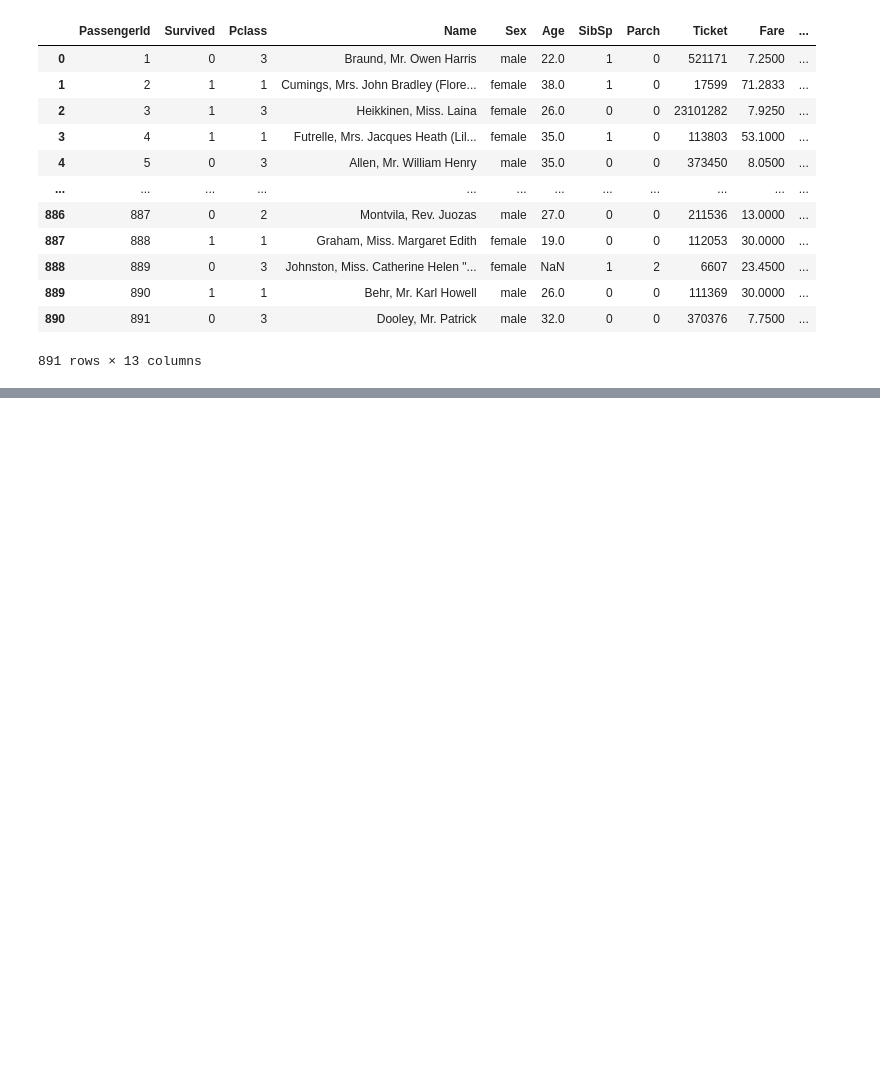
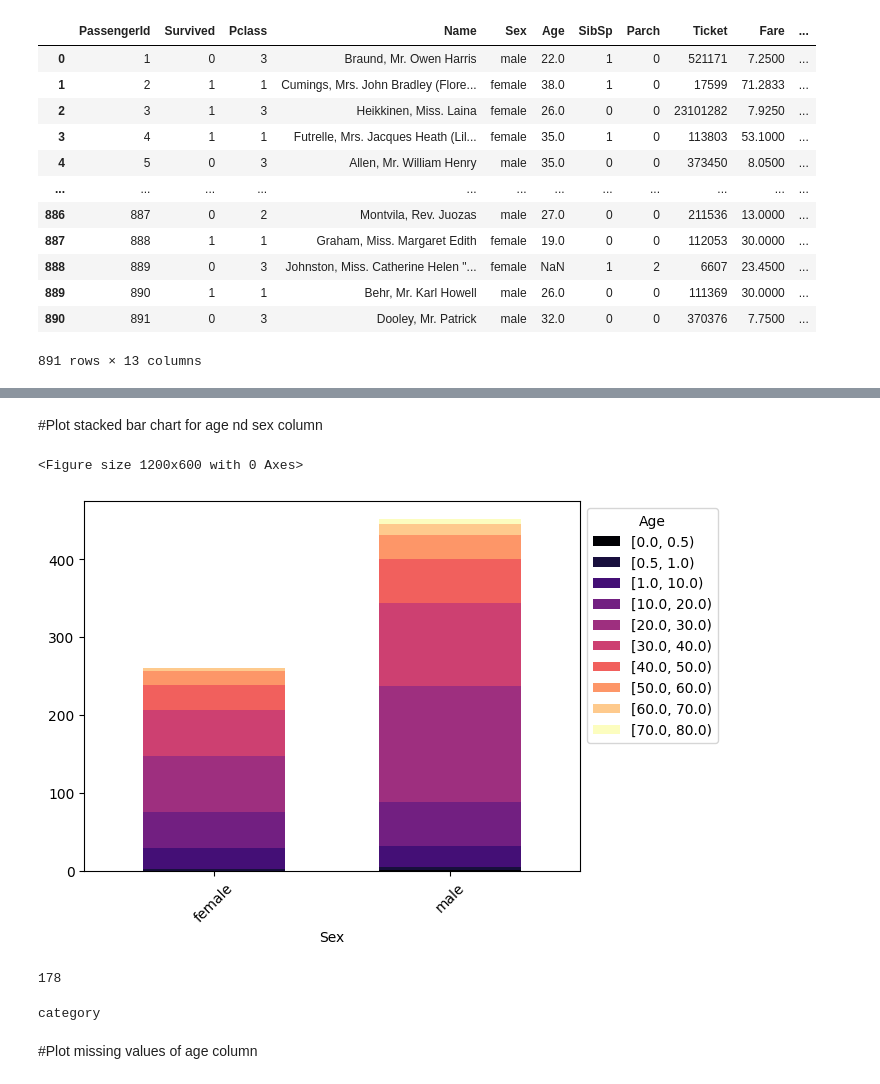
Before and after one commit to Hetvi-624/AI-ML-Internship, a Jupyter notebook: Untitled0.ipynb, the cells around one changed output, grey strips where cells are left out. Cells and saved outputs as stored; diff of their text form; code cells hidden in the pictures; blank space fills up the shorter version.

```diff
--- a/Untitled0.ipynb
+++ b/Untitled0.ipynb
@@ -301,0 +304,3 @@ df
+# %%
+df['Cabin'].fillna("U",inplace=True)
+df
@@ -301,0 +327,4 @@ df
+# %%
+#create bins of fare column
+fare_bins = [0, 50, 100, 150, 200, 250, 300, 550]
+df['Fare_Category'] = pd.cut(df['Fare'], bins=fare_bins, right=False)
@@ -301,0 +346,27 @@ df
+# %% [markdown]
+#Plot stacked bar chart for age nd sex column
+# %%
+age_bins = [0,0.5,1,10,20,30,40,50,60,70,80]
+df['Age'] = pd.cut(df['Age'], bins=age_bins, right=False)
+df_grouped=df.groupby(['Sex','Age']).size().unstack(fill_value=0)
+plt.figure(figsize=(12, 6))
+df_grouped.plot(kind='bar', stacked=True, colormap='magma', width=0.6)
+plt.xlabel('Sex')
+#plt.ylabel('Age')
+plt.xticks(rotation=45)  # Rotate x-axis labels for better readability
+plt.legend(title="Age", bbox_to_anchor=(1, 1), loc="best")
+plt.show()
+# %% [output]
+<Figure size 1200x600 with 0 Axes>
+[figure, added]
+# %%
+
+df['Age'].isna().sum()
+# %% [output]
+178
+# %%
+print(df["Age"].dtype)
+# %% [output]
+category
+# %% [markdown]
+#Plot missing values of age column
```
Also changed, not shown: parts of 26 cells of this notebook.
